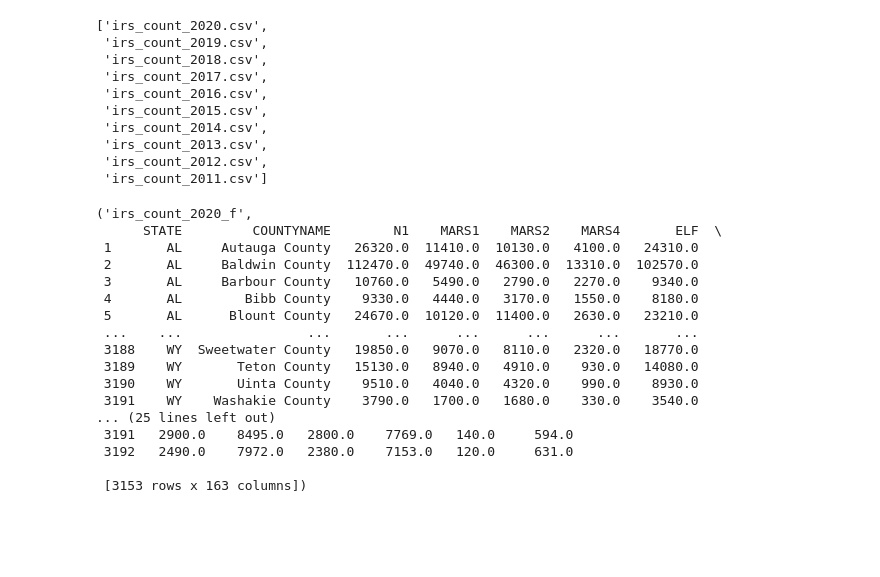
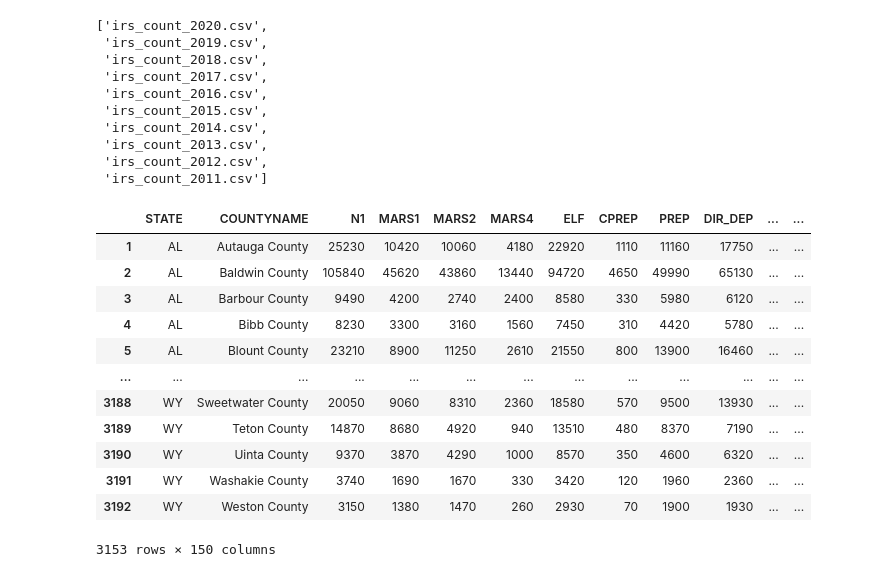
Before and after one commit to Whereiswald0/LHL-Final_Project, a Jupyter notebook: 4. IRS_data_exploring.ipynb, the cells around one changed output. Drawn from its saved outputs; the diff is of its cells as text; code cells hidden in the pictures; blank space fills up the shorter version.

```diff
--- a/4. IRS_data_exploring.ipynb
+++ b/4. IRS_data_exploring.ipynb
@@ -50,22 +50,18 @@ for i in irs_raw_files: # Call item in the file list
     # Append both to the empty list
     processed_irs_files.append((name, data_counties))
 # %%
-processed_irs_files[0]
+processed_irs_files[1][1]
 # %% [output]
+|  | STATE | COUNTYNAME | N1 | MARS1 | MARS2 | MARS4 | ELF | CPREP | PREP | DIR_DEP | ... | ... |
+| 1 | AL | Autauga County | 25230 | 10420 | 10060 | 4180 | 22920 | 1110 | 11160 | 17750 | ... | ... |
+| 2 | AL | Baldwin County | 105840 | 45620 | 43860 | 13440 | 94720 | 4650 | 49990 | 65130 | ... | ... |
+| 3 | AL | Barbour County | 9490 | 4200 | 2740 | 2400 | 8580 | 330 | 5980 | 6120 | ... | ... |
+| 4 | AL | Bibb County | 8230 | 3300 | 3160 | 1560 | 7450 | 310 | 4420 | 5780 | ... | ... |
+| 5 | AL | Blount County | 23210 | 8900 | 11250 | 2610 | 21550 | 800 | 13900 | 16460 | ... | ... |
+| ... | ... | ... | ... | ... | ... | ... | ... | ... | ... | ... | ... | ... |
+| 3188 | WY | Sweetwater County | 20050 | 9060 | 8310 | 2360 | 18580 | 570 | 9500 | 13930 | ... | ... |
+| 3189 | WY | Teton County | 14870 | 8680 | 4920 | 940 | 13510 | 480 | 8370 | 7190 | ... | ... |
+| 3190 | WY | Uinta County | 9370 | 3870 | 4290 | 1000 | 8570 | 350 | 4600 | 6320 | ... | ... |
+| 3191 | WY | Washakie County | 3740 | 1690 | 1670 | 330 | 3420 | 120 | 1960 | 2360 | ... | ... |
+| 3192 | WY | Weston County | 3150 | 1380 | 1470 | 260 | 2930 | 70 | 1900 | 1930 | ... | ... |
-('irs_count_2020_f',
-      STATE         COUNTYNAME        N1    MARS1    MARS2    MARS4       ELF  \
- 1       AL     Autauga County   26320.0  11410.0  10130.0   4100.0   24310.0
- 2       AL     Baldwin County  112470.0  49740.0  46300.0  13310.0  102570.0
- 3       AL     Barbour County   10760.0   5490.0   2790.0   2270.0    9340.0
- 4       AL        Bibb County    9330.0   4440.0   3170.0   1550.0    8180.0
- 5       AL      Blount County   24670.0  10120.0  11400.0   2630.0   23210.0
- ...    ...                ...       ...      ...      ...      ...       ...
- 3188    WY  Sweetwater County   19850.0   9070.0   8110.0   2320.0   18770.0
- 3189    WY       Teton County   15130.0   8940.0   4910.0    930.0   14080.0
- 3190    WY       Uinta County    9510.0   4040.0   4320.0    990.0    8930.0
- 3191    WY    Washakie County    3790.0   1700.0   1680.0    330.0    3540.0
-... (25 lines left out)
- 3191   2900.0    8495.0   2800.0    7769.0   140.0     594.0
- 3192   2490.0    7972.0   2380.0    7153.0   120.0     631.0
-
- [3153 rows x 163 columns])
+3153 rows × 150 columns
```
Also changed, not shown: parts of 6 cells of this notebook, 53 other files.
